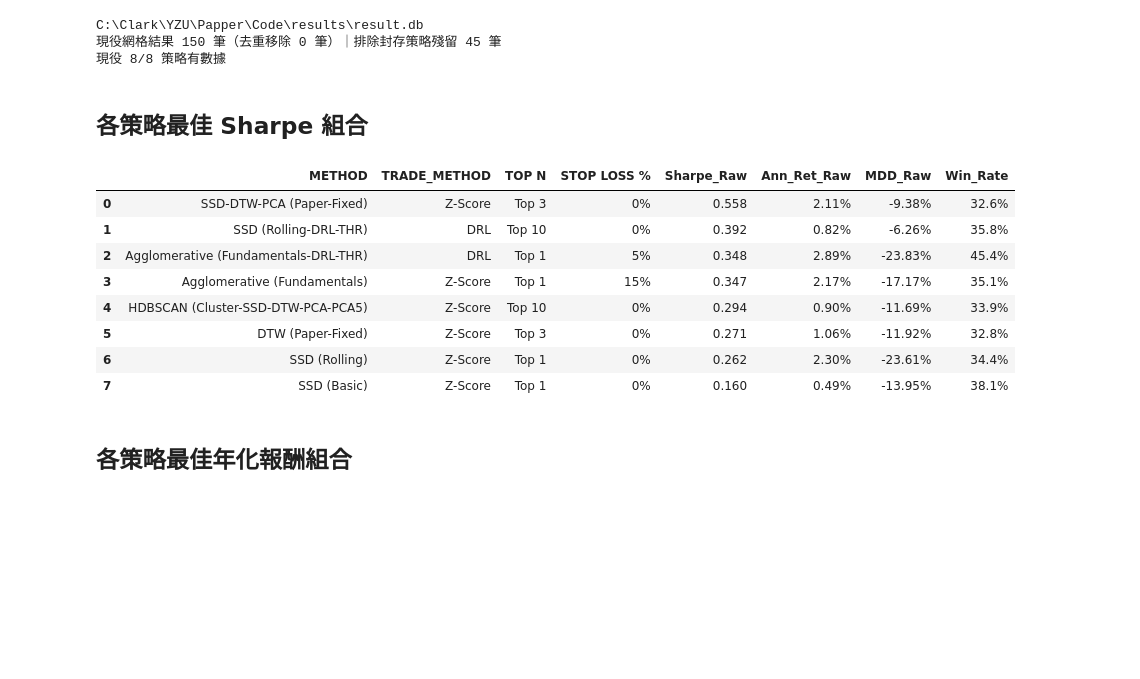
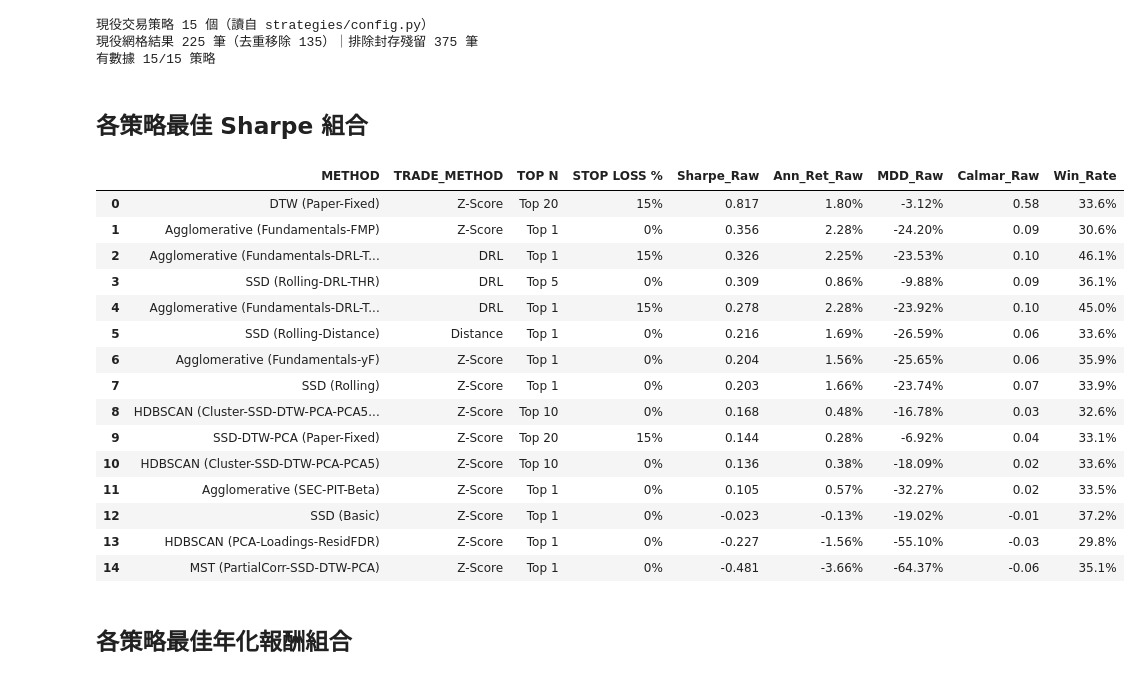
Before and after one commit to LerajieAsta/pairtrade_trainingproject, a Jupyter notebook: notebooks/comparison.ipynb, the cells around one changed output. Cells and saved outputs as stored; diff of their text form; code cells hidden in the pictures; blank space fills up the shorter version.

```diff
--- a/notebooks/comparison.ipynb
+++ b/notebooks/comparison.ipynb
@@ -27,62 +94,66 @@ lang: zh-TW
 # %%
-import sqlite3
+import sqlite3, sys
 from pathlib import Path
 import pandas as pd
-import matplotlib.pyplot as plt
-import matplotlib
+import matplotlib, matplotlib.pyplot as plt
 
 matplotlib.rcParams["font.family"] = ["Microsoft JhengHei", "DejaVu Sans"]
 matplotlib.rcParams["axes.unicode_minus"] = False
 matplotlib.rcParams.update({"font.size": 14, "figure.dpi": 110})
 
-# 現役 8 策略白名單（strategies/config.py strategies_raw_all，2026-07-06 陣容）
-ACTIVE_METHODS = [
-    "SSD (Basic)",
-    "SSD (Rolling)",
-    "DTW (Paper-Fixed)",
-    "SSD-DTW-PCA (Paper-Fixed)",
-    "SSD (Rolling-DRL-THR)",
-    "HDBSCAN (Cluster-SSD-DTW-PCA-PCA5)",
-    "Agglomerative (Fundamentals)",
-    "Agglomerative (Fundamentals-DRL-THR)",
-]
+# 專案根加入 sys.path，動態讀取現役策略清單
+ROOT = next(p for p in [Path.cwd(), *Path.cwd().parents] if (p / "strategies" / "config.py").exists())
+sys.path.insert(0, str(ROOT))
+from strategies.config import strategies_raw_all
 
-db = next(p / "results" / "result.db" for p in [Path.cwd(), *Path.cwd().parents] if (p / "results" / "result.db").exists())
+# 現役 db_method 白名單（排除 formation-only），保留定義順序
+ACTIVE = [(s["db_method"], s["trade_method"]) for s in strategies_raw_all if not s.get("formation_only")]
+ACTIVE_METHODS = [m for m, _ in ACTIVE]
+print(f"現役交易策略 {len(ACTIVE_METHODS)} 個（讀自 strategies/config.py）")
+
+db = ROOT / "results" / "result.db"
 raw_df = pd.read_sql("SELECT * FROM strategy_summaries", sqlite3.connect(f"file:{db}?mode=ro", uri=True))
-
 n_archived = (~raw_df["METHOD"].isin(ACTIVE_METHODS)).sum()
 df = raw_df[raw_df["METHOD"].isin(ACTIVE_METHODS)].copy()
 
-# 防禦性去重：同一網格鍵保留最後寫入的一筆
-_grid_key = ["METHOD", "TOP N", "STOP LOSS %", "MAX SEC %", "ENTRY Z", "DYN Z NUM"]
-n_before = len(df)
-df = df.drop_duplicates(subset=_grid_key, keep="last").reset_index(drop=True)
+_grid = ["METHOD", "TOP N", "STOP LOSS %", "MAX SEC %", "ENTRY Z", "DYN Z NUM"]
+n0 = len(df); df = df.drop_duplicates(subset=_grid, keep="last").reset_index(drop=True)
 
-missing = sorted(set(ACTIVE_METHODS) - set(df["METHOD"].unique()))
-print(f"{db}")
-print(f"現役網格結果 {len(df)} 筆（去重移除 {n_before - len(df)} 筆）｜排除封存策略殘留 {n_archived} 筆")
-print(f"現役 {df['METHOD'].nunique()}/{len(ACTIVE_METHODS)} 策略有數據" + (f"｜缺：{missing}（回測尚未執行）" if missing else ""))
+have = set(df["METHOD"].unique())
+missing = [m for m in ACTIVE_METHODS if m not in have]
+print(f"現役網格結果 {len(df)} 筆（去重移除 {n0 - len(df)}）｜排除封存殘留 {n_archived} 筆")
+print(f"有數據 {len(have)}/{len(ACTIVE_METHODS)} 策略")
+if missing:
+    print("待回測（現役但無數據）：")
+    for m in missing: print(f"  - {m}")
 # %% [output]
-C:\Clark\YZU\Papper\Code\results\result.db
-現役網格結果 150 筆（去重移除 0 筆）｜排除封存策略殘留 45 筆
-現役 8/8 策略有數據
+現役交易策略 15 個（讀自 strategies/config.py）
+現役網格結果 225 筆（去重移除 135）｜排除封存殘留 375 筆
+有數據 15/15 策略
 # %% [markdown]
 ## 各策略最佳 Sharpe 組合
 # %%
-cols = ["METHOD", "TRADE_METHOD", "TOP N", "STOP LOSS %", "Sharpe_Raw", "Ann_Ret_Raw", "MDD_Raw", "Win_Rate"]
+cols = ["METHOD", "TRADE_METHOD", "TOP N", "STOP LOSS %", "Sharpe_Raw", "Ann_Ret_Raw", "MDD_Raw", "Calmar_Raw", "Win_Rate"]
 best_sharpe = (df.loc[df.groupby("METHOD")["Sharpe_Raw"].idxmax(), cols]
                  .sort_values("Sharpe_Raw", ascending=False).reset_index(drop=True))
-best_sharpe.style.format({"Sharpe_Raw": "{:.3f}", "Ann_Ret_Raw": "{:.2%}", "MDD_Raw": "{:.2%}", "Win_Rate": "{:.1%}"})
+best_sharpe.style.format({"Sharpe_Raw":"{:.3f}","Ann_Ret_Raw":"{:.2%}","MDD_Raw":"{:.2%}","Calmar_Raw":"{:.2f}","Win_Rate":"{:.1%}"})
 # %% [output]
-|  | METHOD | TRADE_METHOD | TOP N | STOP LOSS % | Sharpe_Raw | Ann_Ret_Raw | MDD_Raw | Win_Rate |
-| 0 | SSD-DTW-PCA (Paper-Fixed) | Z-Score | Top 3 | 0% | 0.558 | 2.11% | -9.38% | 32.6% |
-| 1 | SSD (Rolling-DRL-THR) | DRL | Top 10 | 0% | 0.392 | 0.82% | -6.26% | 35.8% |
-| 2 | Agglomerative (Fundamentals-DRL-THR) | DRL | Top 1 | 5% | 0.348 | 2.89% | -23.83% | 45.4% |
-| 3 | Agglomerative (Fundamentals) | Z-Score | Top 1 | 15% | 0.347 | 2.17% | -17.17% | 35.1% |
-| 4 | HDBSCAN (Cluster-SSD-DTW-PCA-PCA5) | Z-Score | Top 10 | 0% | 0.294 | 0.90% | -11.69% | 33.9% |
-| 5 | DTW (Paper-Fixed) | Z-Score | Top 3 | 0% | 0.271 | 1.06% | -11.92% | 32.8% |
-| 6 | SSD (Rolling) | Z-Score | Top 1 | 0% | 0.262 | 2.30% | -23.61% | 34.4% |
-| 7 | SSD (Basic) | Z-Score | Top 1 | 0% | 0.160 | 0.49% | -13.95% | 38.1% |
+|  | METHOD | TRADE_METHOD | TOP N | STOP LOSS % | Sharpe_Raw | Ann_Ret_Raw | MDD_Raw | Calmar_Raw | Win_Rate |
+| 0 | DTW (Paper-Fixed) | Z-Score | Top 20 | 15% | 0.817 | 1.80% | -3.12% | 0.58 | 33.6% |
+| 1 | Agglomerative (Fundamentals-FMP) | Z-Score | Top 1 | 0% | 0.356 | 2.28% | -24.20% | 0.09 | 30.6% |
+| 2 | Agglomerative (Fundamentals-DRL-T... | DRL | Top 1 | 15% | 0.326 | 2.25% | -23.53% | 0.10 | 46.1% |
+| 3 | SSD (Rolling-DRL-THR) | DRL | Top 5 | 0% | 0.309 | 0.86% | -9.88% | 0.09 | 36.1% |
+| 4 | Agglomerative (Fundamentals-DRL-T... | DRL | Top 1 | 15% | 0.278 | 2.28% | -23.92% | 0.10 | 45.0% |
+| 5 | SSD (Rolling-Distance) | Distance | Top 1 | 0% | 0.216 | 1.69% | -26.59% | 0.06 | 33.6% |
+| 6 | Agglomerative (Fundamentals-yF) | Z-Score | Top 1 | 0% | 0.204 | 1.56% | -25.65% | 0.06 | 35.9% |
+| 7 | SSD (Rolling) | Z-Score | Top 1 | 0% | 0.203 | 1.66% | -23.74% | 0.07 | 33.9% |
+| 8 | HDBSCAN (Cluster-SSD-DTW-PCA-PCA5... | Z-Score | Top 10 | 0% | 0.168 | 0.48% | -16.78% | 0.03 | 32.6% |
+| 9 | SSD-DTW-PCA (Paper-Fixed) | Z-Score | Top 20 | 15% | 0.144 | 0.28% | -6.92% | 0.04 | 33.1% |
+| 10 | HDBSCAN (Cluster-SSD-DTW-PCA-PCA5) | Z-Score | Top 10 | 0% | 0.136 | 0.38% | -18.09% | 0.02 | 33.6% |
+| 11 | Agglomerative (SEC-PIT-Beta) | Z-Score | Top 1 | 0% | 0.105 | 0.57% | -32.27% | 0.02 | 33.5% |
+| 12 | SSD (Basic) | Z-Score | Top 1 | 0% | -0.023 | -0.13% | -19.02% | -0.01 | 37.2% |
+| 13 | HDBSCAN (PCA-Loadings-ResidFDR) | Z-Score | Top 1 | 0% | -0.227 | -1.56% | -55.10% | -0.03 | 29.8% |
+| 14 | MST (PartialCorr-SSD-DTW-PCA) | Z-Score | Top 1 | 0% | -0.481 | -3.66% | -64.37% | -0.06 | 35.1% |
 # %% [markdown]
 ## 各策略最佳年化報酬組合
 # %%
```
Also changed, not shown: parts of 25 cells of this notebook, 15 other files.
